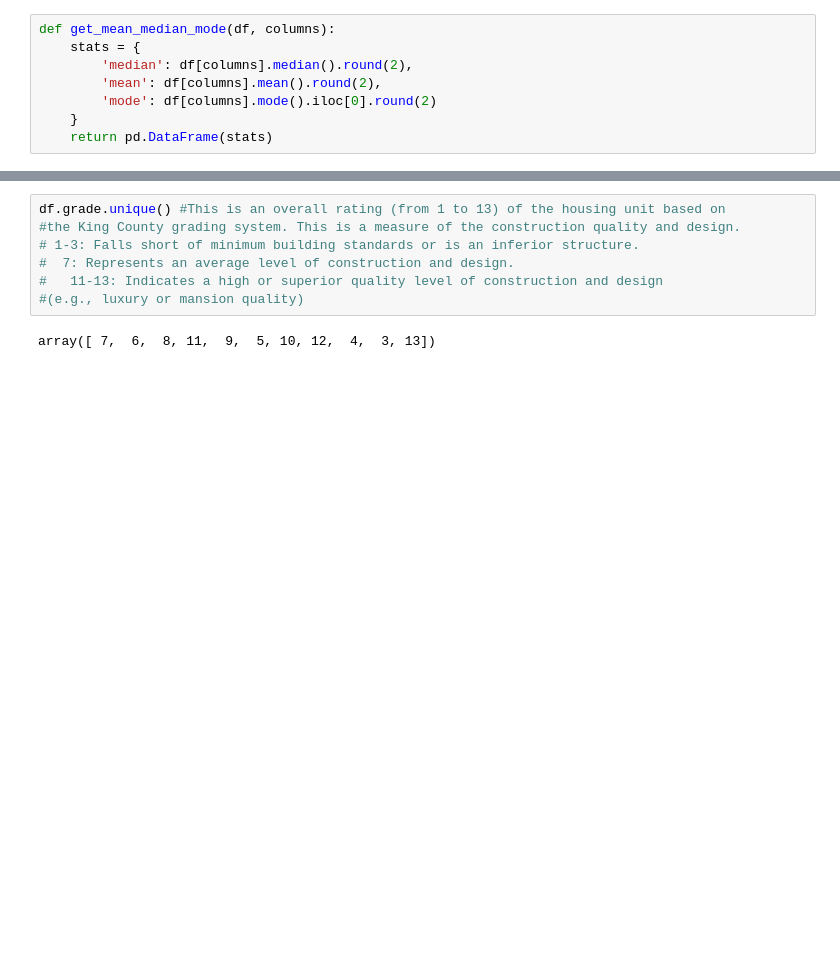
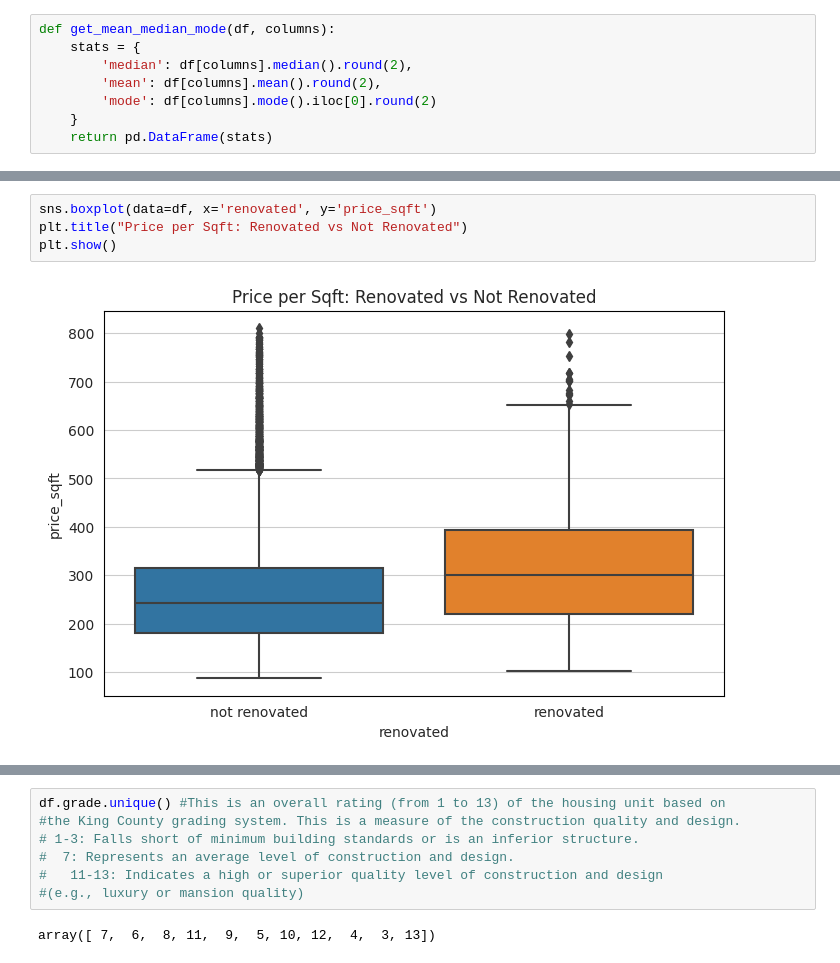
Before and after one commit to ozzienobayrak/housing_market, a Jupyter notebook: housingmarket_project.ipynb, the cells around one changed output, grey strips where cells are left out. Saved outputs shown, nothing was run; the diff lists cells and outputs as text; blank space fills up the shorter version.

```diff
--- a/housingmarket_project.ipynb
+++ b/housingmarket_project.ipynb
@@ -177,0 +269,6 @@ array([ 0., nan,  3.,  4.,  2.,  1.])
+# %%
+sns.boxplot(data=df, x='renovated', y='price_sqft')
+plt.title("Price per Sqft: Renovated vs Not Renovated")
+plt.show()
+# %% [output]
+[figure, added]
```
Also changed, not shown: parts of 151 cells of this notebook.
